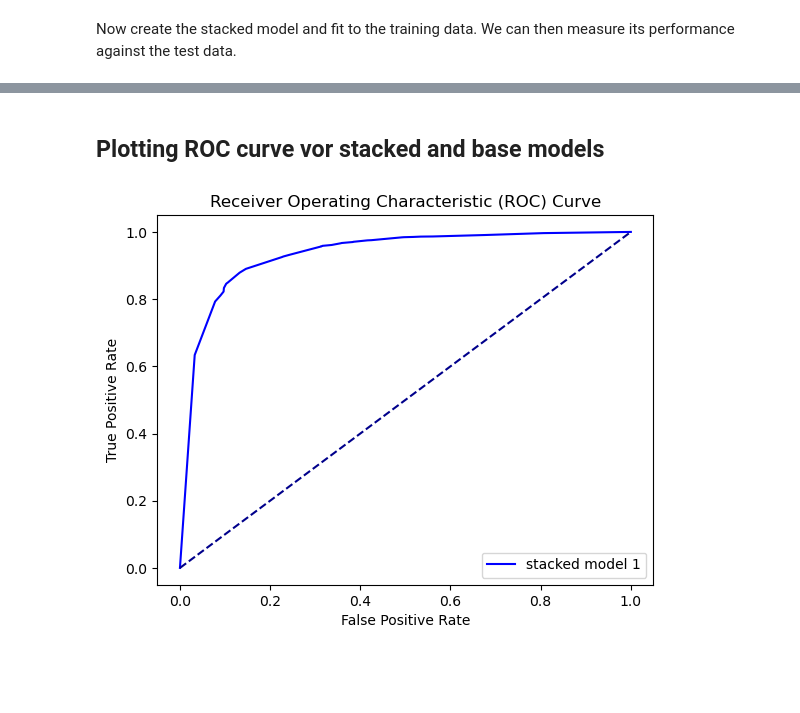
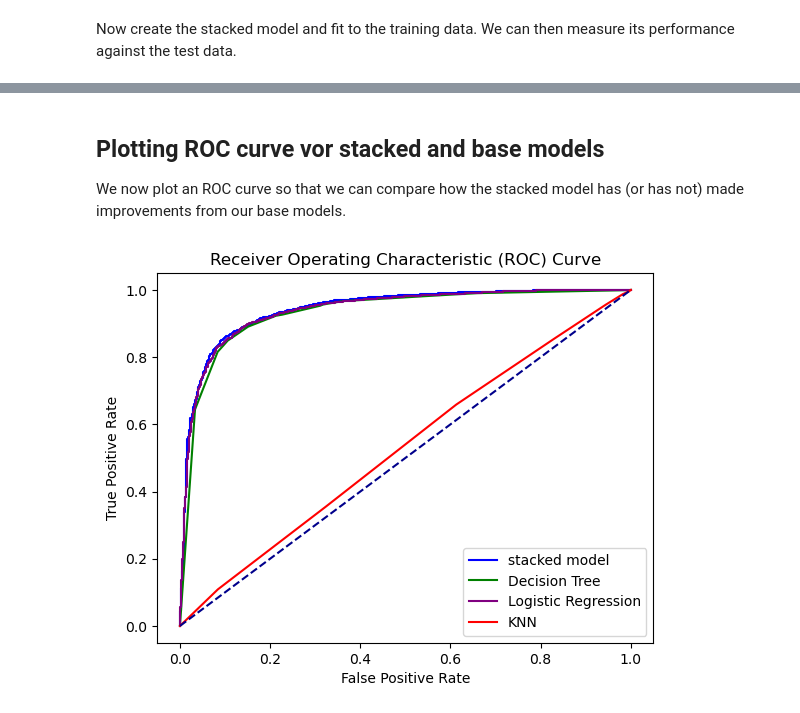
Before and after one commit to christianndjanda/-DST_Assessment_1_Group_4, a Jupyter notebook: KatherineW/Making a stacked model.ipynb, the cells around one changed output, grey strips where cells are left out. Cells and saved outputs as stored; diff of their text form; code cells hidden in the pictures; blank space fills up the shorter version.

```diff
--- a/KatherineW/Making a stacked model.ipynb
+++ b/KatherineW/Making a stacked model.ipynb
@@ -31,0 +47,2 @@ X_train, X_test, y_train, y_test = train_test_split(X, y, test_size=0.25, random
+# %%
+KNN = KNN.fit(X_train,y_train)
@@ -37,13 +56,13 @@ First, we will make a list of all the base models that we are going to use.
 base_classifiers = [
     ('DecisionTree', DecisionTree),
     ('LogisticRegression', LogisticRegression),
-    ('KNN', KNN),
-    ('SVM', SVM)
+    ('KNN', KNN)#,
+   # ('SVM', SVM)
 ]
 # %% [markdown]
 Now create the stacked model and fit to the training data. We can then measure its performance against the test data.
 # %%
-StackedModel = StackingClassifier(estimators = base_classifiers, cv = 3)
+StackedModel = StackingClassifier(estimators = base_classifiers)
 # %%
-StackedModel = stackedModel.fit(X_train,y_train)
+StackedModel = StackedModel.fit(X_train,y_train)
 # %%
@@ -53,5 +74,6 @@ print('The accuracy of the stacked model is:',accuracy_score(y_test, ypred)*100)
 # %% [markdown]
 ## Plotting ROC curve vor stacked and base models
+We now plot an ROC curve so that we can compare how the stacked model has (or has not) made improvements from our base models.
 # %%
 yProbPred = StackedModel.predict_proba(X_test)
 
@@ -74,24 +86,24 @@ plt.plot(fpr2, tpr2, color='red', label='On balanced data')
 # %%
 
 fprStacked, tprStacked, _ = metrics.roc_curve(y_test, yProbPred[:,1])
 fprDecisionTree, tprDecisionTree, _ = metrics.roc_curve(y_test, y_Pred_DecisionTree[:,1])
 fprLogisticRegression, tprLogisticRegression, _ = metrics.roc_curve(y_test, y_Pred_LogisticRegression[:,1])
 fprKNN, tprKNN, _ = metrics.roc_curve(y_test, y_Pred_KNN[:,1])
-fprSVM, tprSVM, _ = metrics.roc_curve(y_test, y_Pred_SVM[:,1])
+#fprSVM, tprSVM, _ = metrics.roc_curve(y_test, y_Pred_SVM[:,1])
 
 
 plt.plot(fprStacked, tprStacked, color='blue', label = 'stacked model')
 plt.plot(fprDecisionTree, tprDecisionTree, color='green', label = 'Decision Tree')
 plt.plot(fprLogisticRegression, tprLogisticRegression, color='purple', label = 'Logistic Regression')
 plt.plot(fprKNN, tprKNN, color='red', label = 'KNN')
-plt.plot(fprSVM, tprSVM, color='orange', label = 'SVM')
+#plt.plot(fprSVM, tprSVM, color='orange', label = 'SVM')
 
 plt.plot([0, 1], [0, 1], color='darkblue', linestyle='--')
 
 plt.xlabel('False Positive Rate')
 plt.ylabel('True Positive Rate')
 plt.title('Receiver Operating Characteristic (ROC) Curve')
 plt.legend()
 plt.show()
 # %% [output]
-[figure, old version]
+[figure, new version]
```
Also changed, not shown: parts of 14 cells of this notebook.
